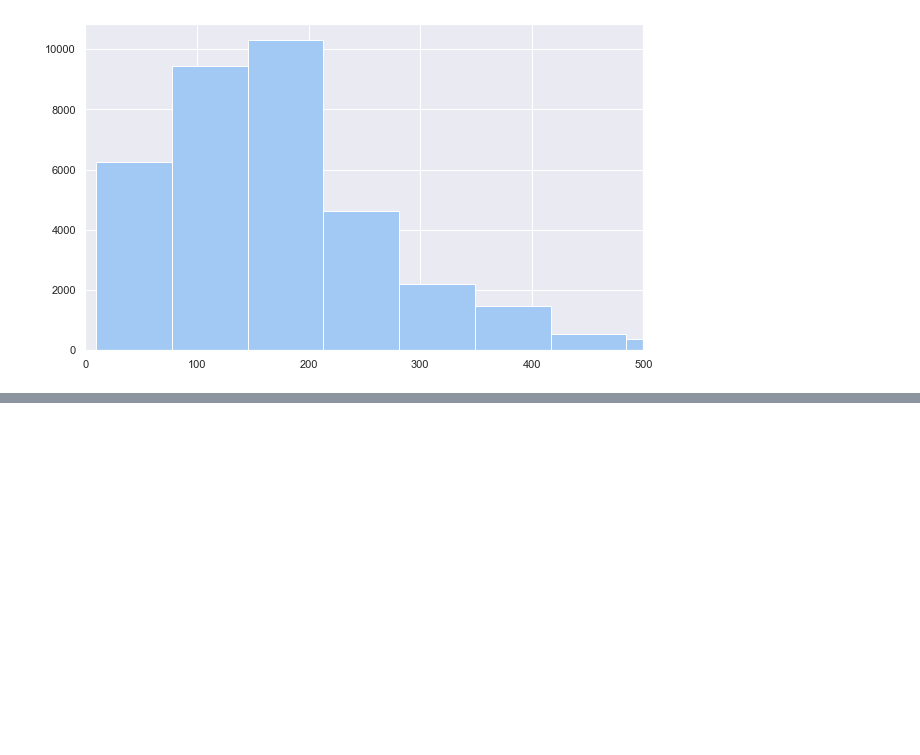
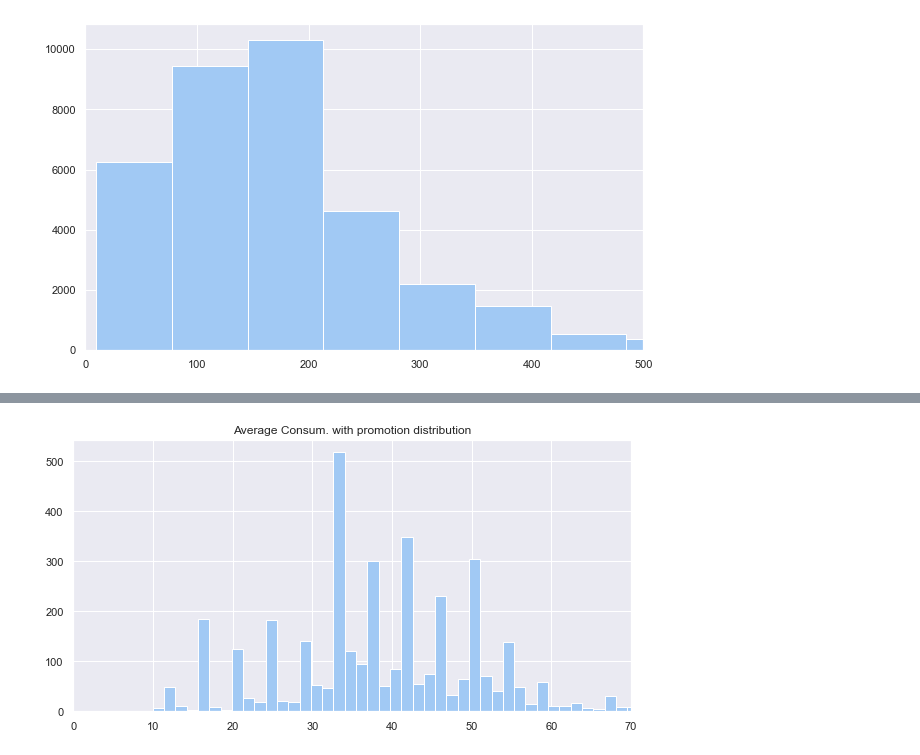
Before and after one commit to Javier-Alfonso-DS/S07T01_Hypothesis_Testing, a Jupyter notebook: S07_T01_Hypothesis_Testing.ipynb, the cells around one changed output, grey strips where cells are left out. Drawn from its saved outputs; the diff is of its cells as text; code cells hidden in the pictures; blank space fills up the shorter version.

```diff
--- a/S07_T01_Hypothesis_Testing.ipynb
+++ b/S07_T01_Hypothesis_Testing.ipynb
@@ -198,0 +299,9 @@ Ttest_1sampResult(statistic=1.488803926691011, pvalue=0.0682738981108959)
+# %%
+# Historical plot of our data
+fig, ax = plt.subplots(figsize=(10,5));
+ax.set_xlim(0,70)
+ax.set_title('Average Consum. with promotion distribution')
+ax.hist(x= data_3var,bins= 100)
+plt.show()
+# %% [output]
+[figure, added]
```
Also changed, not shown: parts of 34 cells of this notebook.
